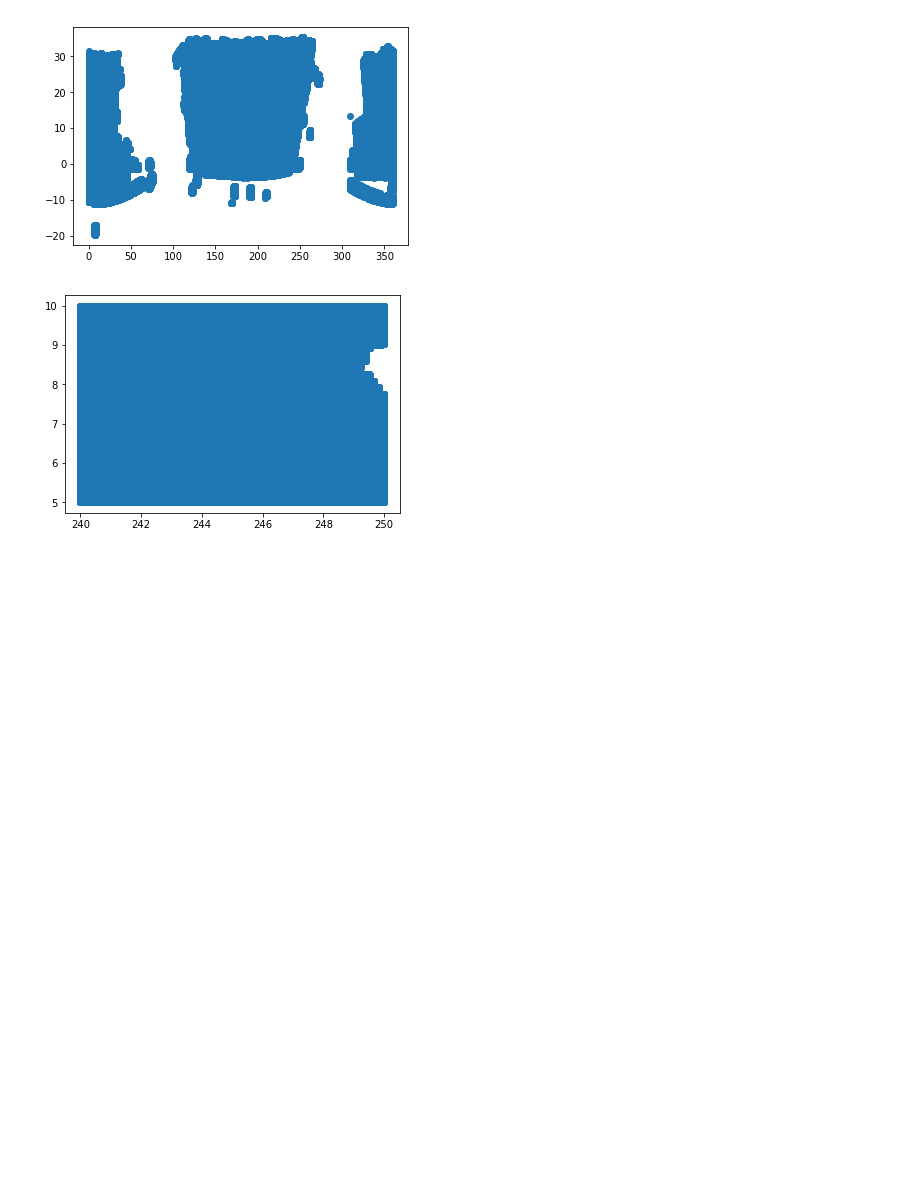
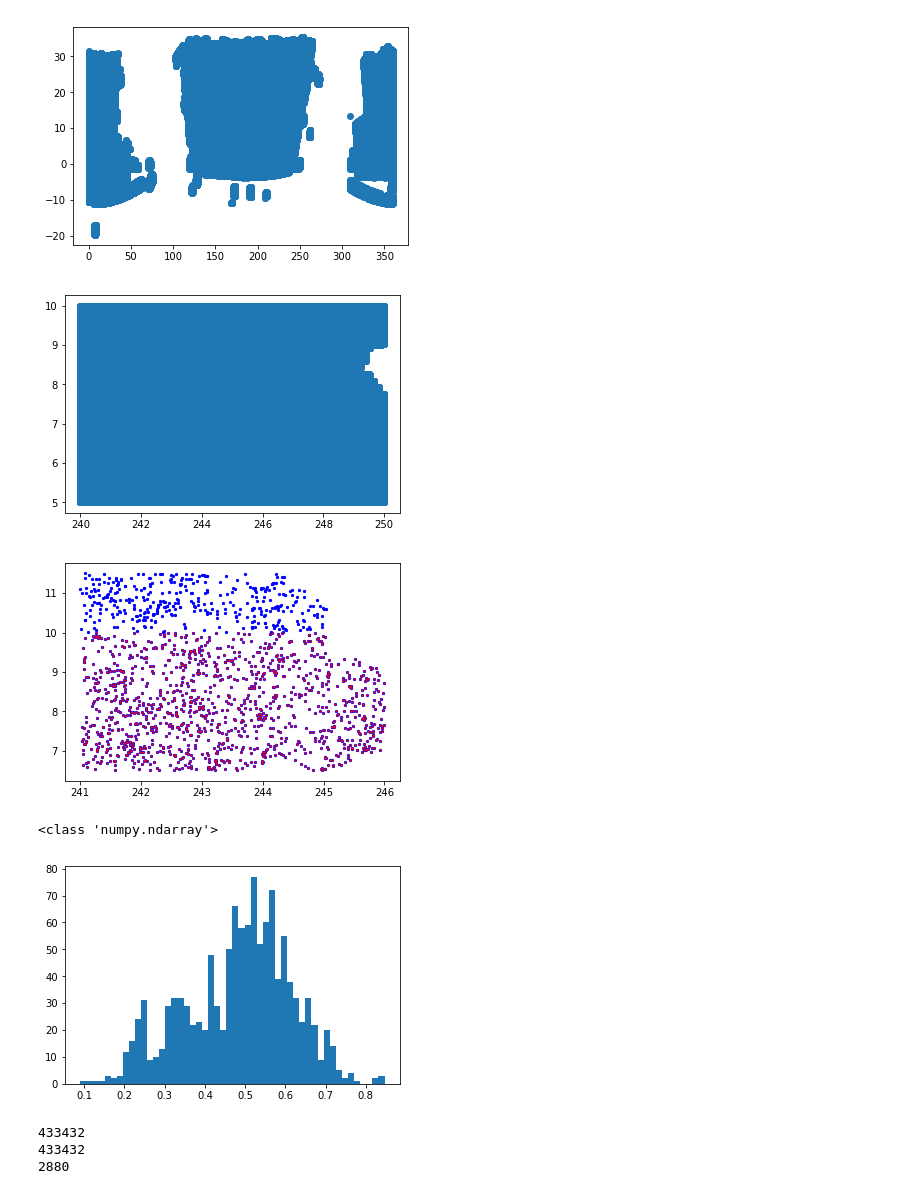
Before and after one commit to metownsend/lrg-project, a Jupyter notebook: readdata.ipynb, the cells around one changed output. Drawn from its saved outputs; the diff is of its cells as text; code cells hidden in the pictures; blank space fills up the shorter version.

```diff
--- a/readdata.ipynb
+++ b/readdata.ipynb
@@ -413,3 +433,35 @@ plt.show()
 # %% [output]
 [figure]
 [figure]
+# %%
+import matplotlib.pylab as plt
+
+plt.scatter(ra_MATCHED[np.where(LRG_cut)], dec_MATCHED[np.where(LRG_cut)], s=5, color='blue')
+plt.scatter(ra_lrg, dec_lrg, s=1, color='red')
+plt.show()
+
+print(type(z_lrg))
+
+plt.hist(z_lrg, bins=50)
+plt.show()
+# %% [output]
+[figure, added]
+<class 'numpy.ndarray'>
+[figure, added]
+# %%
+# gmag_BKG = 22.5 - 2.5 * np.log10(gflux_BKG)
+# rmag_BKG = 22.5 - 2.5 * np.log10(rflux_BKG)
+
+print(len(gflux_BKG[np.where(no_LRG_cut)]))
+print(len(rflux_BKG[np.where(no_LRG_cut)]))
+# plt.hist(gflux_BKG[np.where(no_LRG_cut)])
+# plt.show()
+# plt.hist(gflux_BKG)
+# plt.show()
+
+t = gflux_BKG[np.where(no_LRG_cut)]
+print(len(t[np.where(t == 0)]))
+# %% [output]
+433432
+433432
+2880
```
Also changed, not shown: parts of 2 cells of this notebook, 1 other file.
